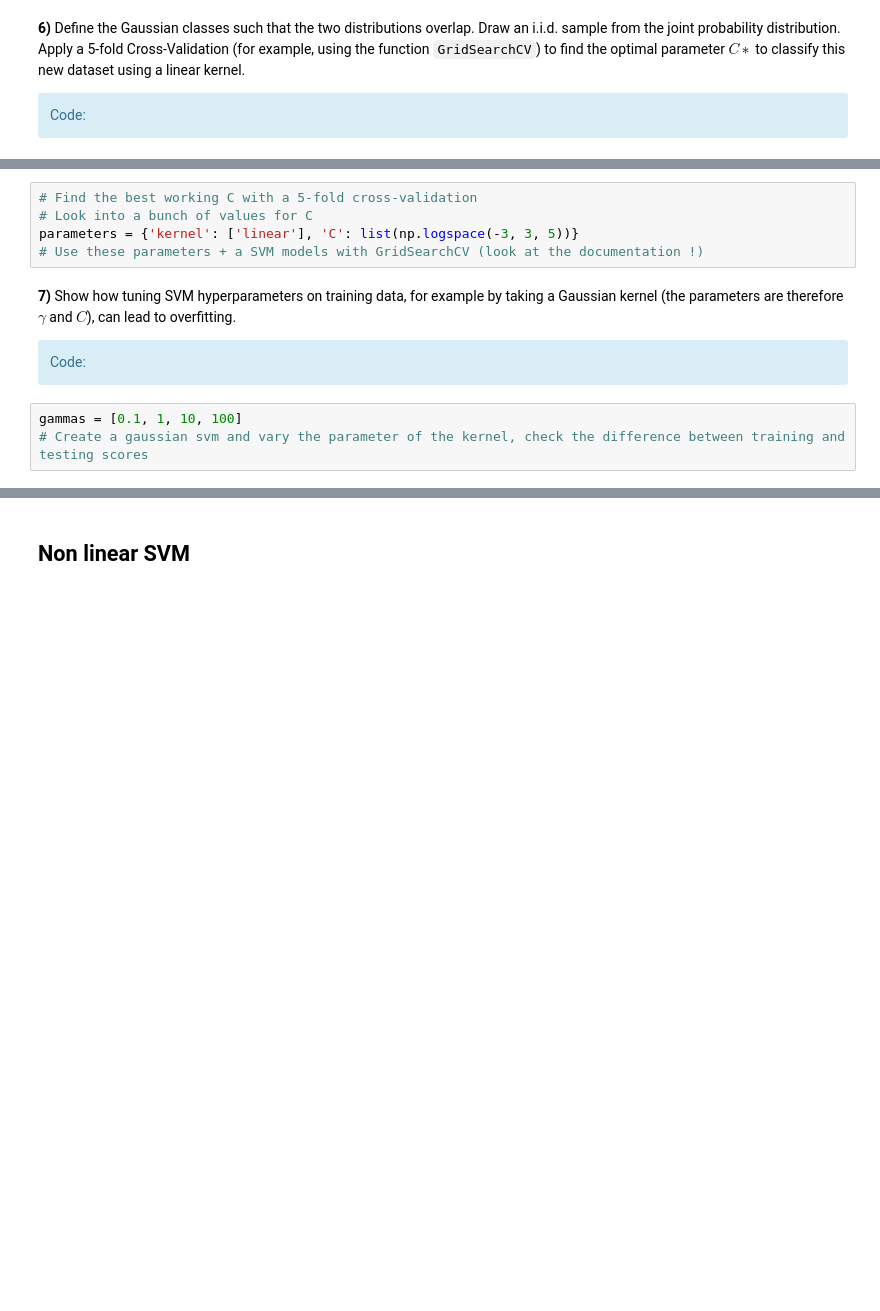
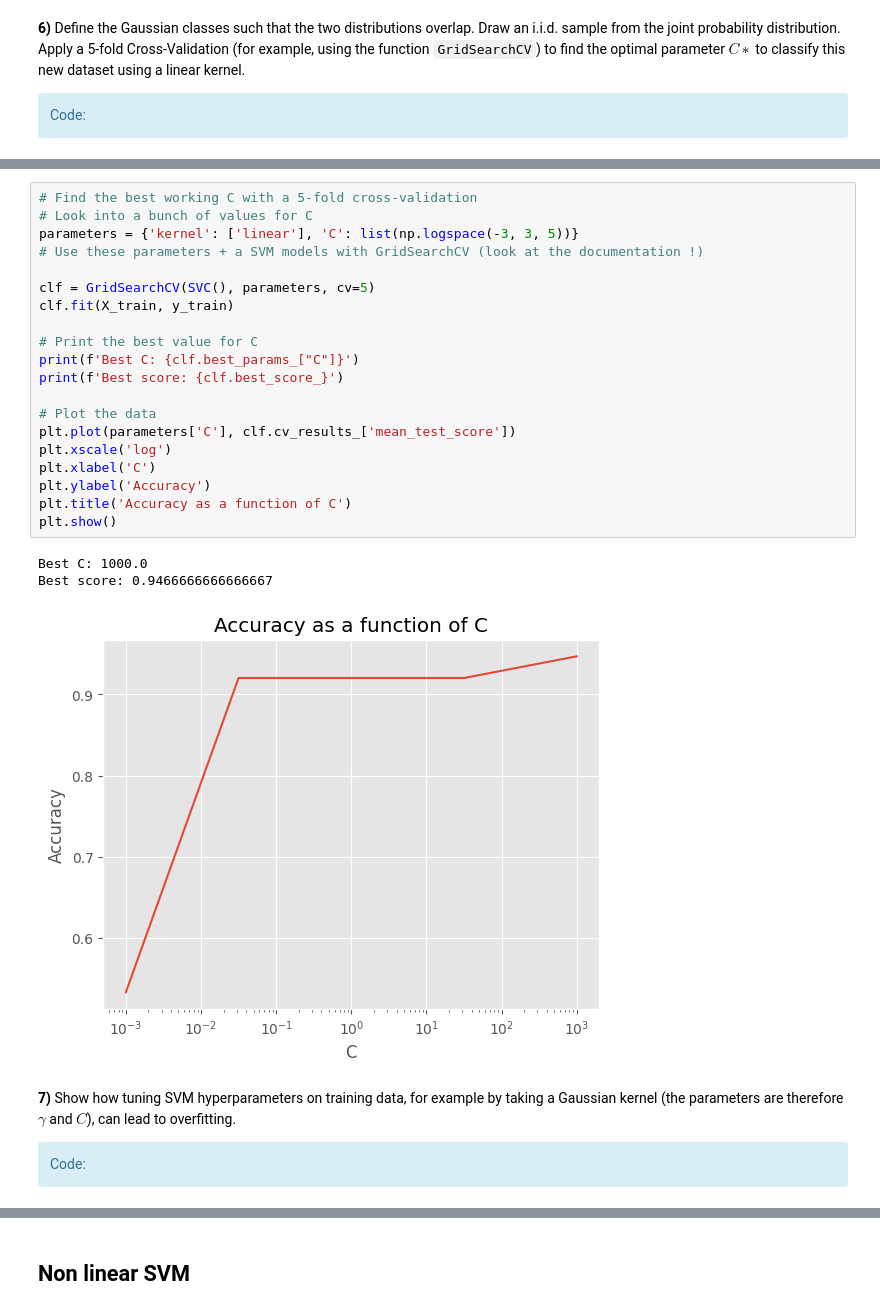
Before and after one commit to kjle/TelecomParis_Promo2025, a Jupyter notebook: SD-TSIA210/TP1 SVM/TP_SVM_students.ipynb, the cells around one changed output, grey strips where cells are left out. Cells and saved outputs as stored; diff of their text form; blank space fills up the shorter version.

```diff
--- a/SD-TSIA210/TP1 SVM/TP_SVM_students.ipynb
+++ b/SD-TSIA210/TP1 SVM/TP_SVM_students.ipynb
@@ -204,13 +254,29 @@ plt.show()
 # %%
 # Find the best working C with a 5-fold cross-validation
 # Look into a bunch of values for C
 parameters = {'kernel': ['linear'], 'C': list(np.logspace(-3, 3, 5))}
 # Use these parameters + a SVM models with GridSearchCV (look at the documentation !)
+
+clf = GridSearchCV(SVC(), parameters, cv=5)
+clf.fit(X_train, y_train)
+
+# Print the best value for C
+print(f'Best C: {clf.best_params_["C"]}')
+print(f'Best score: {clf.best_score_}')
+
+# Plot the data
+plt.plot(parameters['C'], clf.cv_results_['mean_test_score'])
+plt.xscale('log')
+plt.xlabel('C')
+plt.ylabel('Accuracy')
+plt.title('Accuracy as a function of C')
+plt.show()
+# %% [output]
+Best C: 1000.0
+Best score: 0.9466666666666667
+[figure, added]
 # %% [markdown]
 **7)** Show how tuning SVM hyperparameters on training data, for example by taking a Gaussian kernel (the parameters are therefore $\gamma$ and $C$), can lead to overfitting.
 
 <div class='alert alert-block alert-info'>
             Code:</div>
-# %%
-gammas = [0.1, 1, 10, 100]
-# Create a gaussian svm and vary the parameter of the kernel, check the difference between training and testing scores
```
Also changed, not shown: parts of 12 cells of this notebook.
